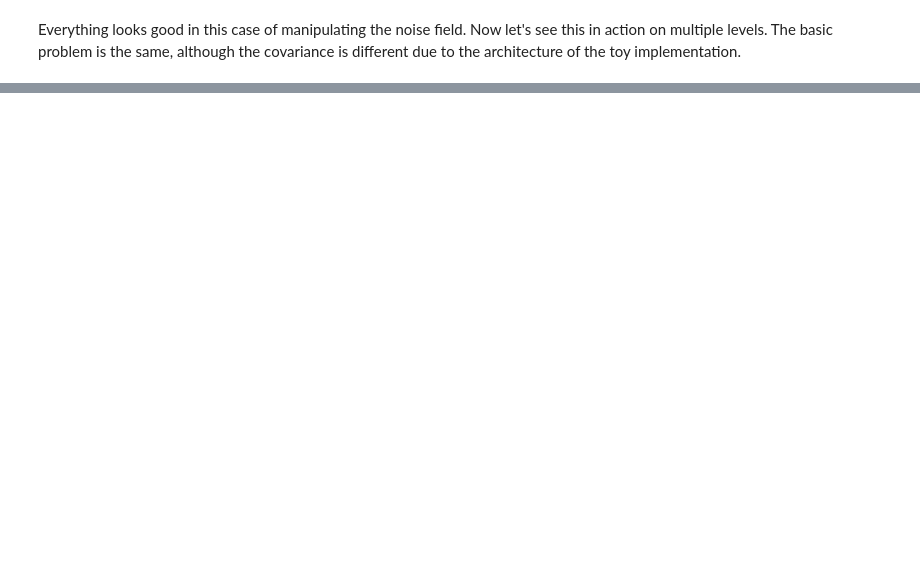
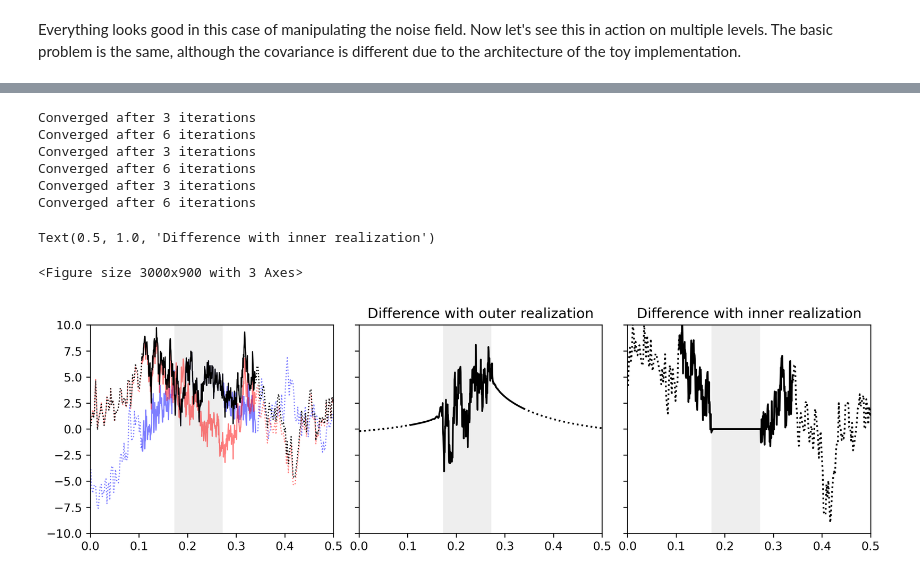
Before and after one commit to pynbody/genetIC, a Jupyter notebook: tools/toy_implementation/gene_splicing.ipynb, the cells around one changed output, grey strips where cells are left out. Cells and saved outputs as stored; diff of their text form; code cells hidden in the pictures; blank space fills up the shorter version.

```diff
--- a/tools/toy_implementation/gene_splicing.ipynb
+++ b/tools/toy_implementation/gene_splicing.ipynb
@@ -325,0 +315,34 @@ Text(0.5, 1.0, 'Difference with inner realization')
+# %%
+%autoreload 2
+import constrainedzoom.plots
+constrainedzoom.methods.use_filters=True
+N = 512
+splice_range = (256-100, 256+100)
+offset = 50
+fig, axes = p.subplots(ncols=3, figsize=(10, 3), sharex=True, sharey=True, constrained_layout=True)
+fig.sca(axes[0])
+constrainedzoom.plots.zoom_demo(nP=N,nW=N,seed=1,plaw=-1.5,plot_kwargs={'alpha':0.5, 'color':'b'}, linewidth=1, hires_window_offset=offset)
+constrainedzoom.plots.zoom_demo(nP=N,nW=N,seed=2,plaw=-1.5,plot_kwargs={'alpha':0.5, 'color':'r'}, linewidth=1, hires_window_offset=offset)
+constrainedzoom.plots.zoom_demo(nP=N,nW=N,seed=1,splice_seed=2,splice_range=splice_range,plaw=-1.5,plot_kwargs={'color':'k'}, linewidth=1, hires_window_offset=offset)
+p.xlim(0.00, 0.5)
+
+fig.sca(axes[1])
+constrainedzoom.plots.zoom_demo(nP=N,nW=N,seed=1,splice_seed=2,diff_seed=2,splice_range=splice_range,plaw=-1.5,plot_kwargs={'color':'k'}, hires_window_offset=offset)
+p.xlim(0.00, .5)
+p.title("Difference with outer realization")
+
+fig.sca(axes[2])
+constrainedzoom.plots.zoom_demo(nP=N,nW=N,seed=1,splice_seed=2,diff_seed=1,splice_range=splice_range,plaw=-1.5, plot_kwargs={"color": "k"}, hires_window_offset=offset)
+p.xlim(0.0,0.5)
+p.ylim(-10,10)
+p.title("Difference with inner realization")
+# %% [output]
+Converged after 3 iterations
+Converged after 6 iterations
+Converged after 3 iterations
+Converged after 6 iterations
+Converged after 3 iterations
+Converged after 6 iterations
+Text(0.5, 1.0, 'Difference with inner realization')
+<Figure size 3000x900 with 3 Axes>
+[figure, added]
```
Also changed, not shown: parts of 10 cells of this notebook, 2 other files.
